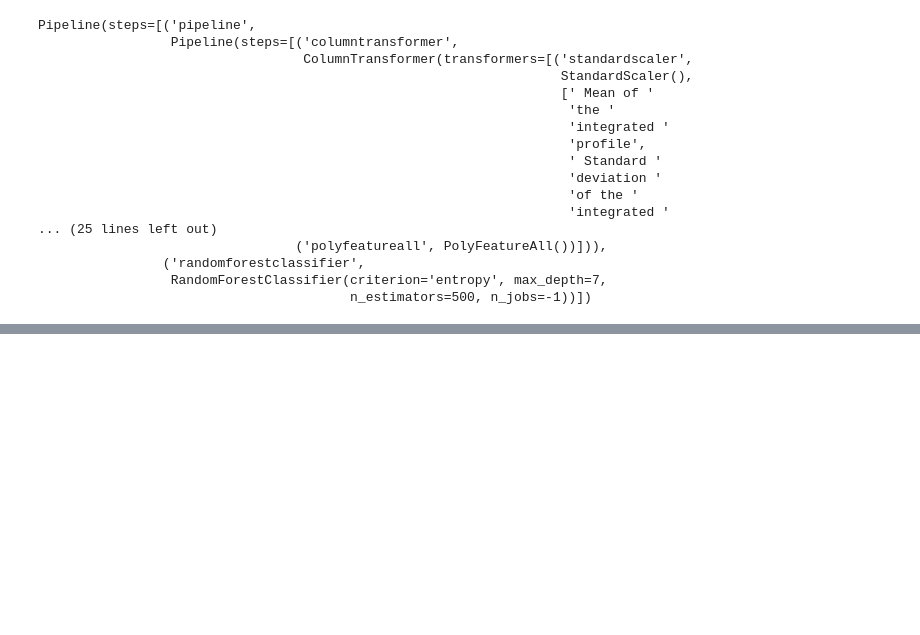
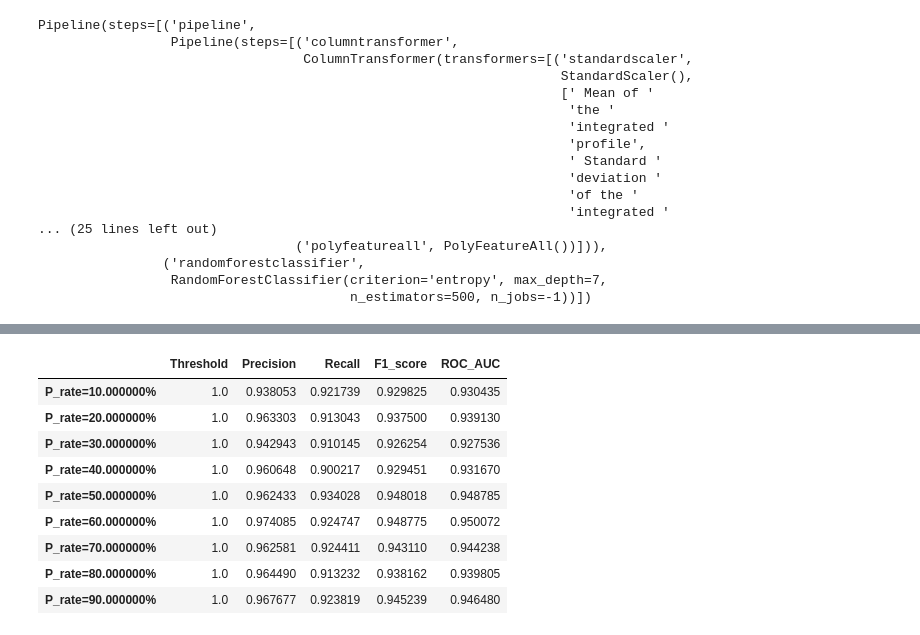
Before and after one commit to AShelpov/ML_in_business, a Jupyter notebook: HW_6.ipynb, the cells around one changed output, grey strips where cells are left out. Drawn from its saved outputs; the diff is of its cells as text; code cells hidden in the pictures; blank space fills up the shorter version.

```diff
--- a/HW_6.ipynb
+++ b/HW_6.ipynb
@@ -300,0 +379,3 @@ array([[3390,   16],
+# %%
+roc_score = roc_auc_score(pu30_y_test, forestPU_predict)
+roc_score
@@ -300,0 +384,10 @@ array([[3390,   16],
+# %%
+precision, recall, thresholds = precision_recall_curve(pu30_y_test, forestPU_predict)
+
+fscore = (2 * precision * recall) / (precision + recall)
+# locate the index of the largest f score
+ix = np.argmax(fscore)
+print('Best Threshold=%f, F-Score=%.3f, Precision=%.3f, Recall=%.3f' % (thresholds[ix],
+                                                                        fscore[ix],
+                                                                        precision[ix],
+                                                                        recall[ix]))
@@ -300,0 +396,5 @@ array([[3390,   16],
+# %%
+pu_model = pd.DataFrame(np.array([thresholds[ix], precision[ix], recall[ix], fscore[ix], roc_score]).reshape(1, -1),
+                                columns=["Threshold", "Precision", "Recall", "F1_score", "ROC_AUC"],
+                                index=["Forest_PU_learne"])
+pu_model
@@ -300,0 +421,25 @@ array([[3390,   16],
+# %%
+compare_p = pd.DataFrame(columns=["Threshold", "Precision", "Recall", "F1_score", "ROC_AUC"])
+for p in np.arange(0.1, 1, 0.1):
+    pu_train = prepare_df_for_pulearner(df, p, "target_class")
+    pu_test = prepare_df_for_pulearner(df, p, "target_class")
+
+    pu_X_train = pu_train.iloc[:, :-2]
+    pu_y_train = pu_train.iloc[:, -1]
+    pu_X_test = pu_test.iloc[:, :-2]
+    pu_y_test = pu_test.iloc[:, -1]
+
+    forest_pipe_for_PU.fit(pu_X_train, pu_y_train)
+    forestPU_predict = forest_pipe_for_PU.predict(pu_X_test)
+
+    roc_score = roc_auc_score(pu_y_test, forestPU_predict)
+
+    precision, recall, thresholds = precision_recall_curve(pu_y_test, forestPU_predict)
+    fscore = (2 * precision * recall) / (precision + recall)
+    # locate the index of the largest f score
+    ix = np.argmax(fscore)
+
+    pu_model = pd.DataFrame(np.array([thresholds[ix], precision[ix], recall[ix], fscore[ix], roc_score]).reshape(1, -1),
+                                columns=["Threshold", "Precision", "Recall", "F1_score", "ROC_AUC"],
+                                index=[f"P_rate={p:%}"])
+    compare_p = compare_p.append(pu_model)
@@ -300,0 +465,13 @@ array([[3390,   16],
+# %%
+compare_p
+# %% [output]
+|  | Threshold | Precision | Recall | F1_score | ROC_AUC |
+| P_rate=10.000000% | 1.0 | 0.938053 | 0.921739 | 0.929825 | 0.930435 |
+| P_rate=20.000000% | 1.0 | 0.963303 | 0.913043 | 0.937500 | 0.939130 |
+| P_rate=30.000000% | 1.0 | 0.942943 | 0.910145 | 0.926254 | 0.927536 |
+| P_rate=40.000000% | 1.0 | 0.960648 | 0.900217 | 0.929451 | 0.931670 |
+| P_rate=50.000000% | 1.0 | 0.962433 | 0.934028 | 0.948018 | 0.948785 |
+| P_rate=60.000000% | 1.0 | 0.974085 | 0.924747 | 0.948775 | 0.950072 |
+| P_rate=70.000000% | 1.0 | 0.962581 | 0.924411 | 0.943110 | 0.944238 |
+| P_rate=80.000000% | 1.0 | 0.964490 | 0.913232 | 0.938162 | 0.939805 |
+| P_rate=90.000000% | 1.0 | 0.967677 | 0.923819 | 0.945239 | 0.946480 |
```
Also changed, not shown: parts of 25 cells of this notebook.
